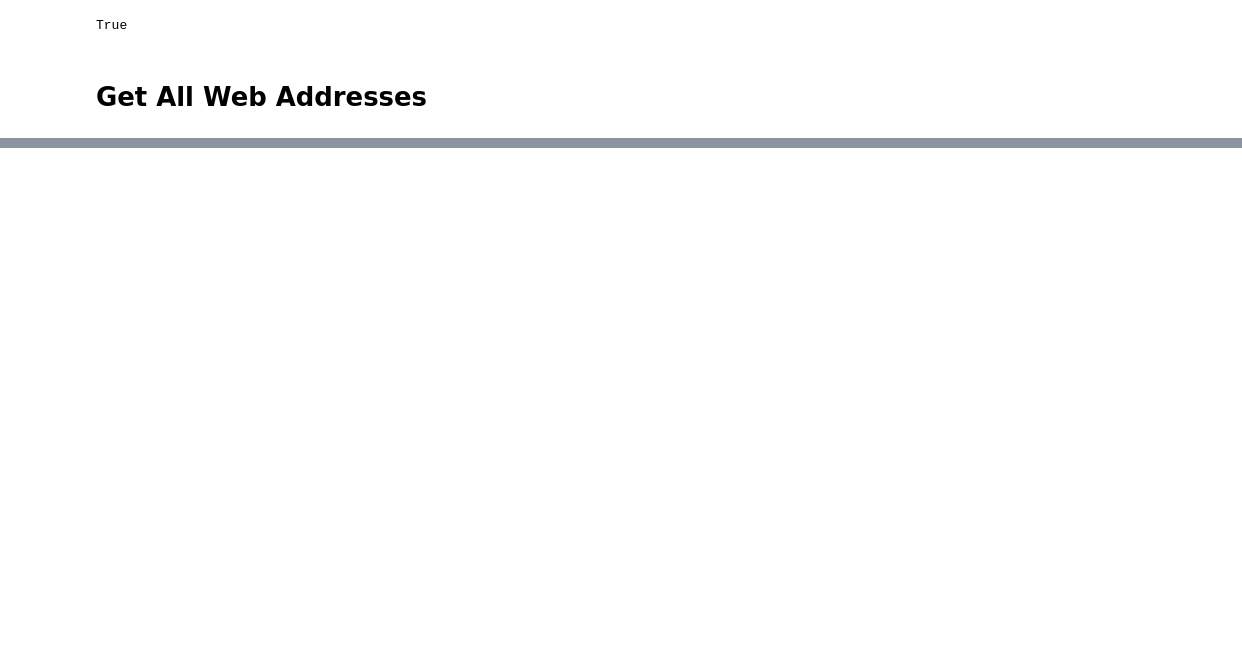
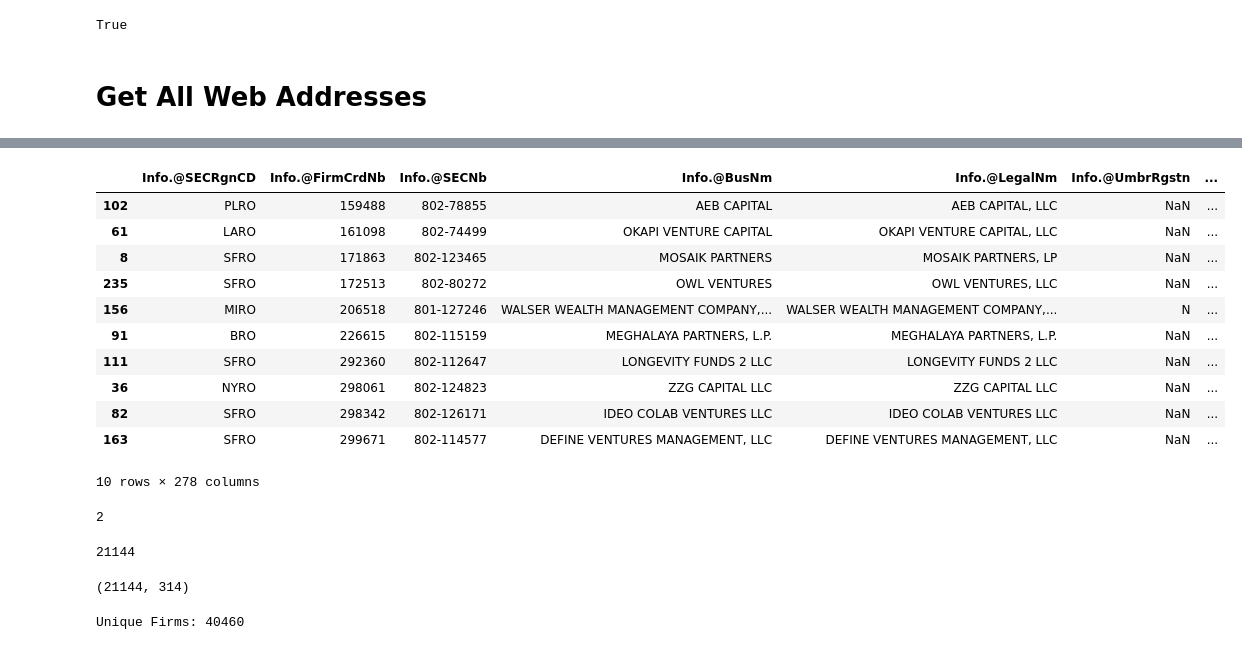
Before and after one commit to austinpracticaldatascience/RIA_websites, a Jupyter notebook: EDA.ipynb, the cells around one changed output, grey strips where cells are left out. Saved outputs shown, nothing was run; the diff lists cells and outputs as text; code cells hidden in the pictures; blank space fills up the shorter version.

```diff
--- a/EDA.ipynb
+++ b/EDA.ipynb
@@ -127,0 +184,27 @@ df_sec_reg_urls = get_all_urls(df_sec_reg, valid_only=False)
+# %%
+df_sec[df_sec["Info.@FirmCrdNb"].isin(firm_nb)].iloc[:10].sort_values("Info.@FirmCrdNb")
+# %% [output]
+|  | Info.@SECRgnCD | Info.@FirmCrdNb | Info.@SECNb | Info.@BusNm | Info.@LegalNm | Info.@UmbrRgstn | ... |
+| 102 | PLRO | 159488 | 802-78855 | AEB CAPITAL | AEB CAPITAL, LLC | NaN | ... |
+| 61 | LARO | 161098 | 802-74499 | OKAPI VENTURE CAPITAL | OKAPI VENTURE CAPITAL, LLC | NaN | ... |
+| 8 | SFRO | 171863 | 802-123465 | MOSAIK PARTNERS | MOSAIK PARTNERS, LP | NaN | ... |
+| 235 | SFRO | 172513 | 802-80272 | OWL VENTURES | OWL VENTURES, LLC | NaN | ... |
+| 156 | MIRO | 206518 | 801-127246 | WALSER WEALTH MANAGEMENT COMPANY,... | WALSER WEALTH MANAGEMENT COMPANY,... | N | ... |
+| 91 | BRO | 226615 | 802-115159 | MEGHALAYA PARTNERS, L.P. | MEGHALAYA PARTNERS, L.P. | NaN | ... |
+| 111 | SFRO | 292360 | 802-112647 | LONGEVITY FUNDS 2 LLC | LONGEVITY FUNDS 2 LLC | NaN | ... |
+| 36 | NYRO | 298061 | 802-124823 | ZZG CAPITAL LLC | ZZG CAPITAL LLC | NaN | ... |
+| 82 | SFRO | 298342 | 802-126171 | IDEO COLAB VENTURES LLC | IDEO COLAB VENTURES LLC | NaN | ... |
+| 163 | SFRO | 299671 | 802-114577 | DEFINE VENTURES MANAGEMENT, LLC | DEFINE VENTURES MANAGEMENT, LLC | NaN | ... |
+10 rows × 278 columns
+# %%
+df_sec["Info.@SECNb"].isnull().sum()
+# %% [output]
+2
+# %%
+df_state['Info.@FirmCrdNb'].nunique()
+# %% [output]
+21144
+# %%
+df_state.shape
+# %% [output]
+(21144, 314)
@@ -127,0 +213,5 @@ df_sec_reg_urls = get_all_urls(df_sec_reg, valid_only=False)
+# %%
+n_unique_crd_nb = len(set(df_sec['Info.@FirmCrdNb']) | set(df_state['Info.@FirmCrdNb']))
+print("Unique Firms:", n_unique_crd_nb)
+# %% [output]
+Unique Firms: 40460
```
Also changed, not shown: parts of 49 cells of this notebook, 1 other file.
